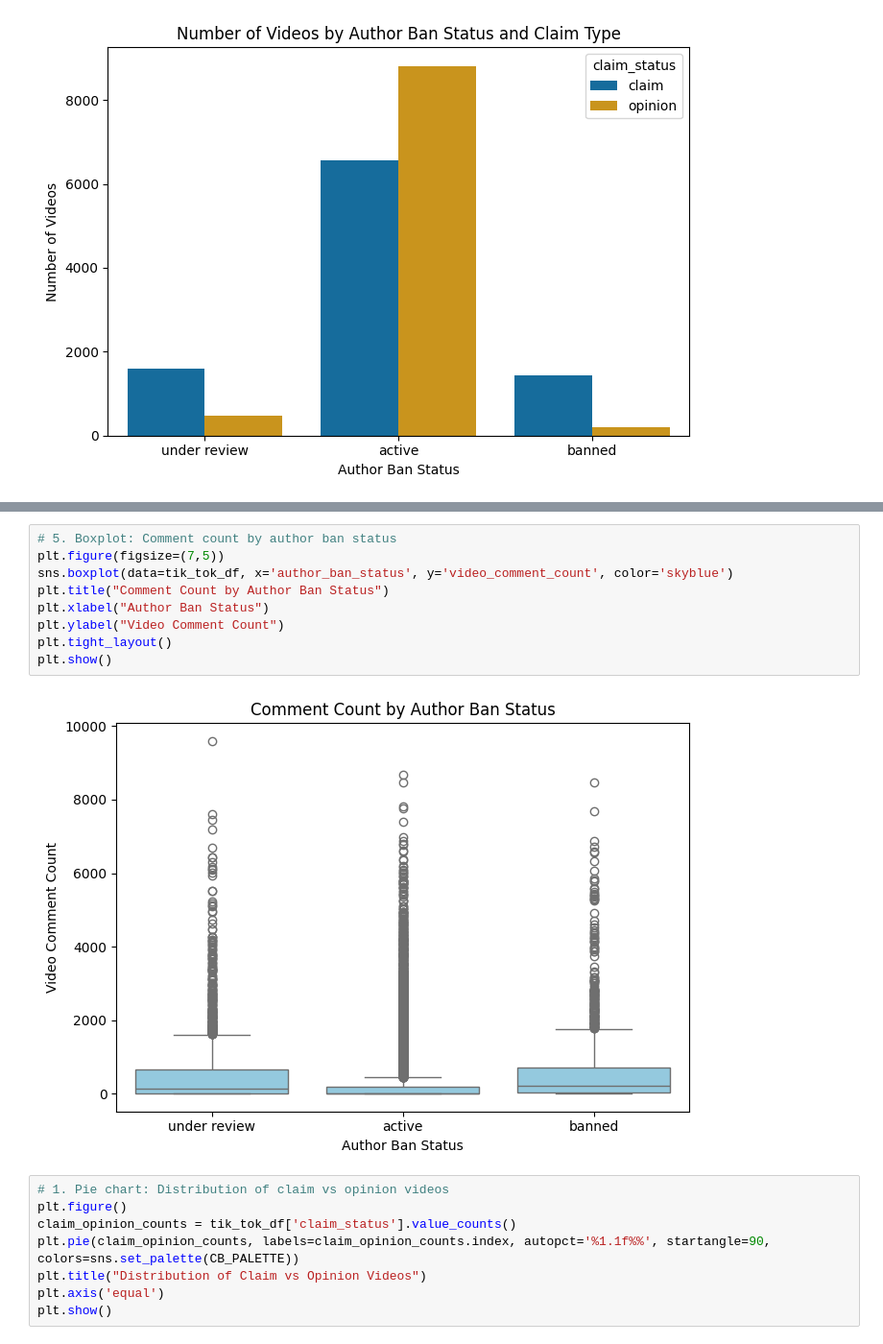
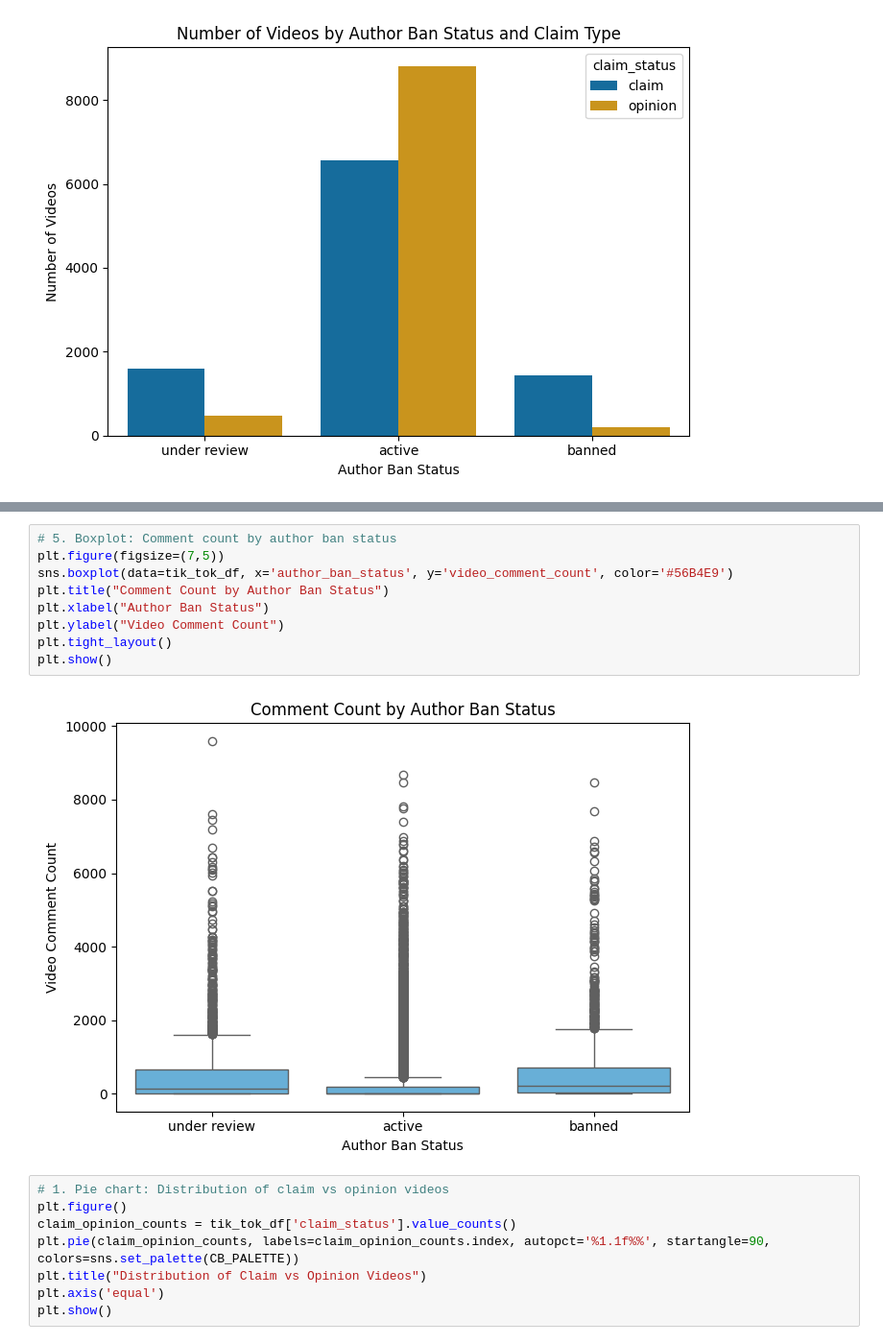
Before and after one commit to barbavegeta/Tik_Tok_Project-Google_Advanced_Data_Analytics, a Jupyter notebook: Tik_Tok_Google_Advanced_Data_Analytics.ipynb, the cells around one changed output, grey strips where cells are left out. Shown at 96% size. Drawn from its saved outputs; the diff is of its cells as text.

```diff
--- a/Tik_Tok_Google_Advanced_Data_Analytics.ipynb
+++ b/Tik_Tok_Google_Advanced_Data_Analytics.ipynb
@@ -534,14 +536,14 @@ plt.show()
 # %%
 # 5. Boxplot: Comment count by author ban status
 plt.figure(figsize=(7,5))
-sns.boxplot(data=tik_tok_df, x='author_ban_status', y='video_comment_count', color='skyblue')
+sns.boxplot(data=tik_tok_df, x='author_ban_status', y='video_comment_count', color='#56B4E9')
 plt.title("Comment Count by Author Ban Status")
 plt.xlabel("Author Ban Status")
 plt.ylabel("Video Comment Count")
 plt.tight_layout()
 plt.show()
 # %% [output]
-[figure, old version]
+[figure, new version]
 # %%
 # 1. Pie chart: Distribution of claim vs opinion videos
 plt.figure()
```
Also changed, not shown: parts of 18 cells of this notebook.
